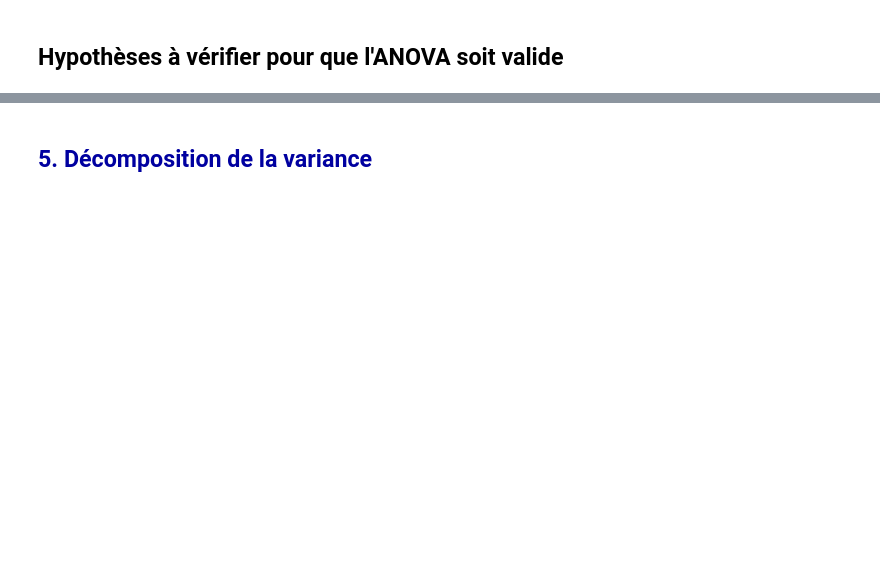
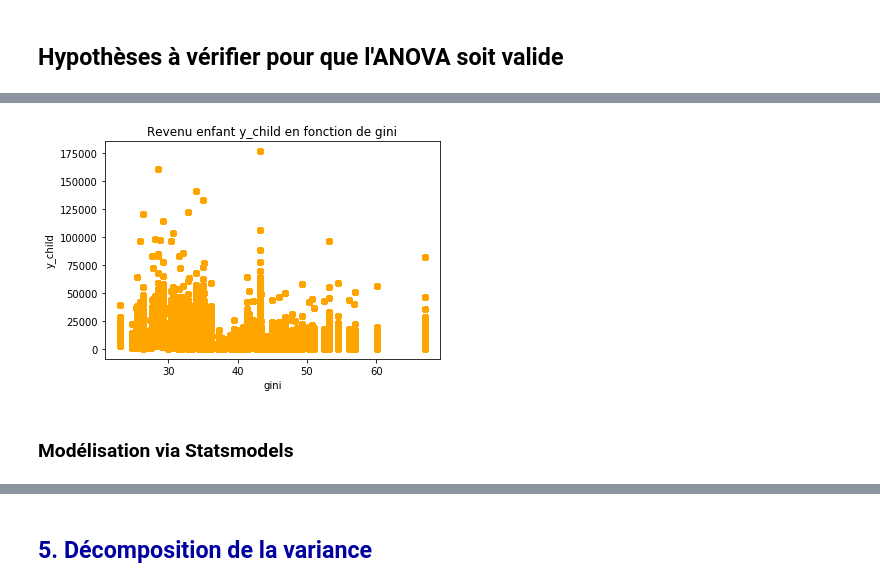
Before and after one commit to Magikpino/Projet9, a Jupyter notebook: Projet7/3- Modélisation P7.ipynb, the cells around one changed output, grey strips where cells are left out. Saved outputs shown, nothing was run; the diff lists cells and outputs as text; code cells hidden in the pictures; blank space fills up the shorter version.

```diff
--- a/Projet7/3- Modélisation P7.ipynb
+++ b/Projet7/3- Modélisation P7.ipynb
@@ -565,3 +545,17 @@ plt.scatter(x1, y, color='blue')
+# %%
+# Revenu de l'enfant en fonction de gini
+y=data["y_child"]
+x2=data["gini"]
+
+plt.scatter(x2, y, color='orange')
+plt.title("Revenu enfant y_child en fonction de gini")
+plt.xlabel("gini")
+plt.ylabel("y_child")
+plt.show()
+# %% [output]
+[figure, added]
+# %% [markdown]
+### Modélisation via Statsmodels
 # %%
 reg = smf.ols('y_child ~ gdpppp + gini', data=data)
 reg_multi = reg.fit()
```
Also changed, not shown: parts of 127 cells of this notebook.
